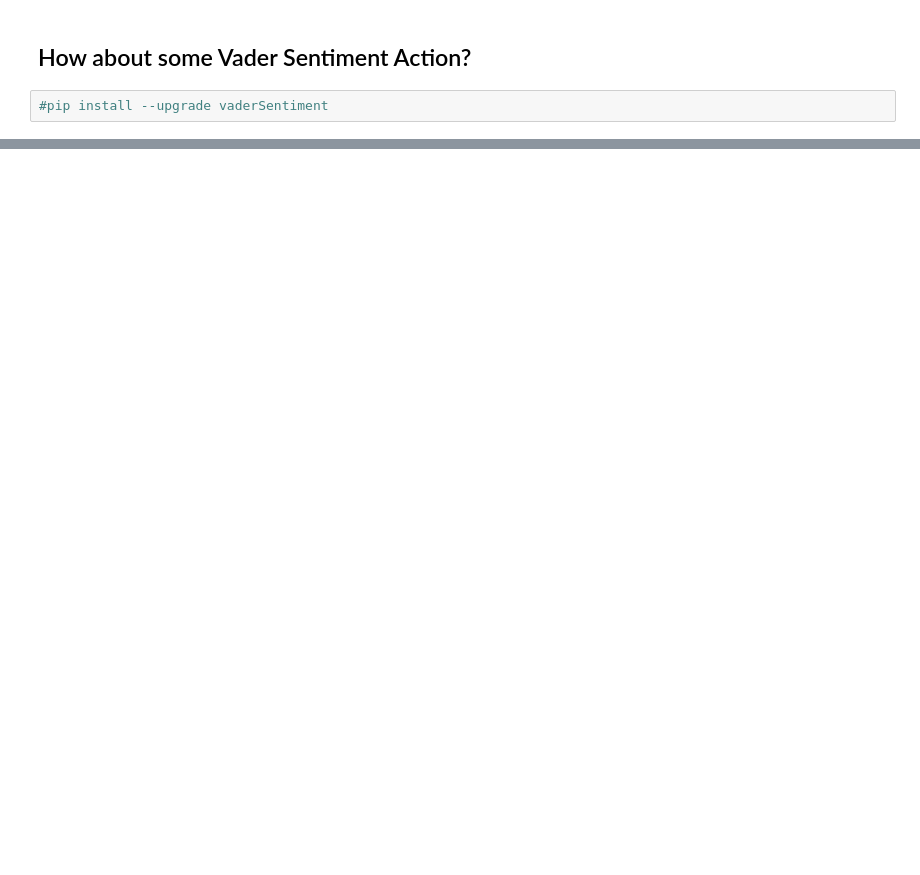
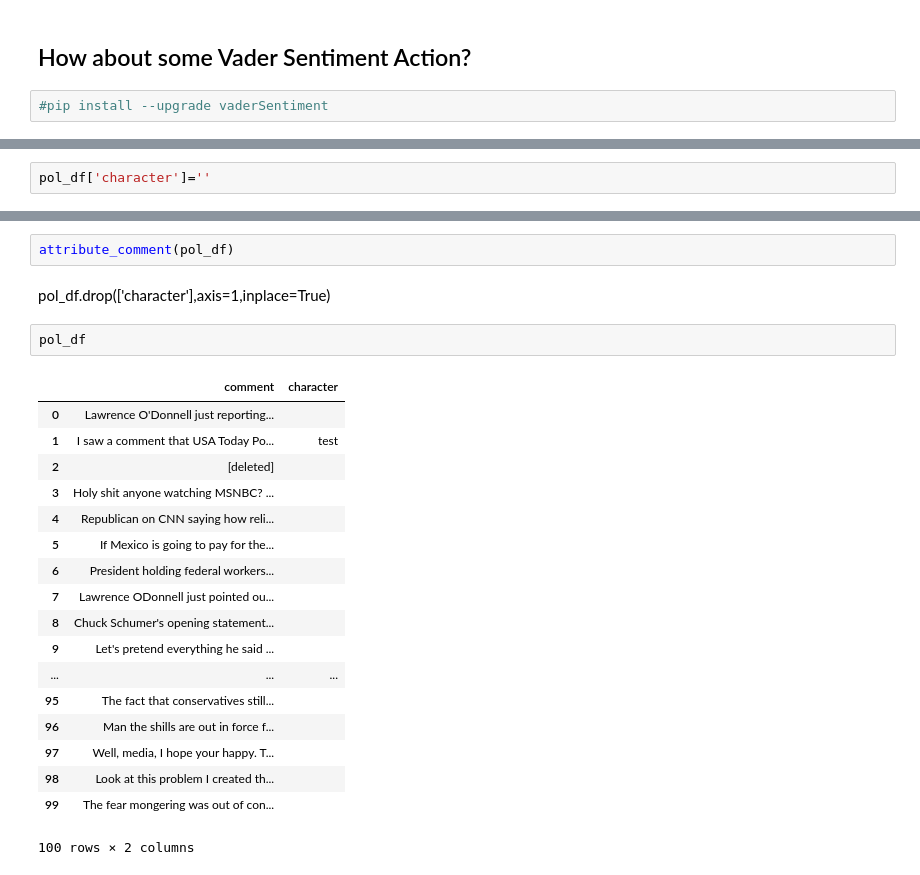
Before and after one commit to miaiseman/a-song-of-vice-and-higher, a Jupyter notebook: cleanish_notebook_6_9.ipynb, the cells around one changed output, grey strips where cells are left out. Cells and saved outputs as stored; diff of their text form; blank space fills up the shorter version.

```diff
--- a/cleanish_notebook_6_9.ipynb
+++ b/cleanish_notebook_6_9.ipynb
@@ -204,0 +226,2 @@ Instead we get Trump meeting one-on-one with Putin behind closed doors on multip
+# %%
+pol_df['character']=''
@@ -204,0 +243,25 @@ Instead we get Trump meeting one-on-one with Putin behind closed doors on multip
+# %%
+attribute_comment(pol_df)
+# %% [markdown]
+pol_df.drop(['character'],axis=1,inplace=True)
+# %%
+pol_df
+# %% [output]
+|  | comment | character |
+| 0 | Lawrence O'Donnell just reporting... |  |
+| 1 | I saw a comment that USA Today Po... | test |
+| 2 | [deleted] |  |
+| 3 | Holy shit anyone watching MSNBC? ... |  |
+| 4 | Republican on CNN saying how reli... |  |
+| 5 | If Mexico is going to pay for the... |  |
+| 6 | President holding federal workers... |  |
+| 7 | Lawrence ODonnell just pointed ou... |  |
+| 8 | Chuck Schumer's opening statement... |  |
+| 9 | Let's pretend everything he said ... |  |
+| ... | ... | ... |
+| 95 | The fact that conservatives still... |  |
+| 96 | Man the shills are out in force f... |  |
+| 97 | Well, media, I hope your happy. T... |  |
+| 98 | Look at this problem I created th... |  |
+| 99 | The fear mongering was out of con... |  |
+100 rows × 2 columns
```
Also changed, not shown: parts of 19 cells of this notebook.
